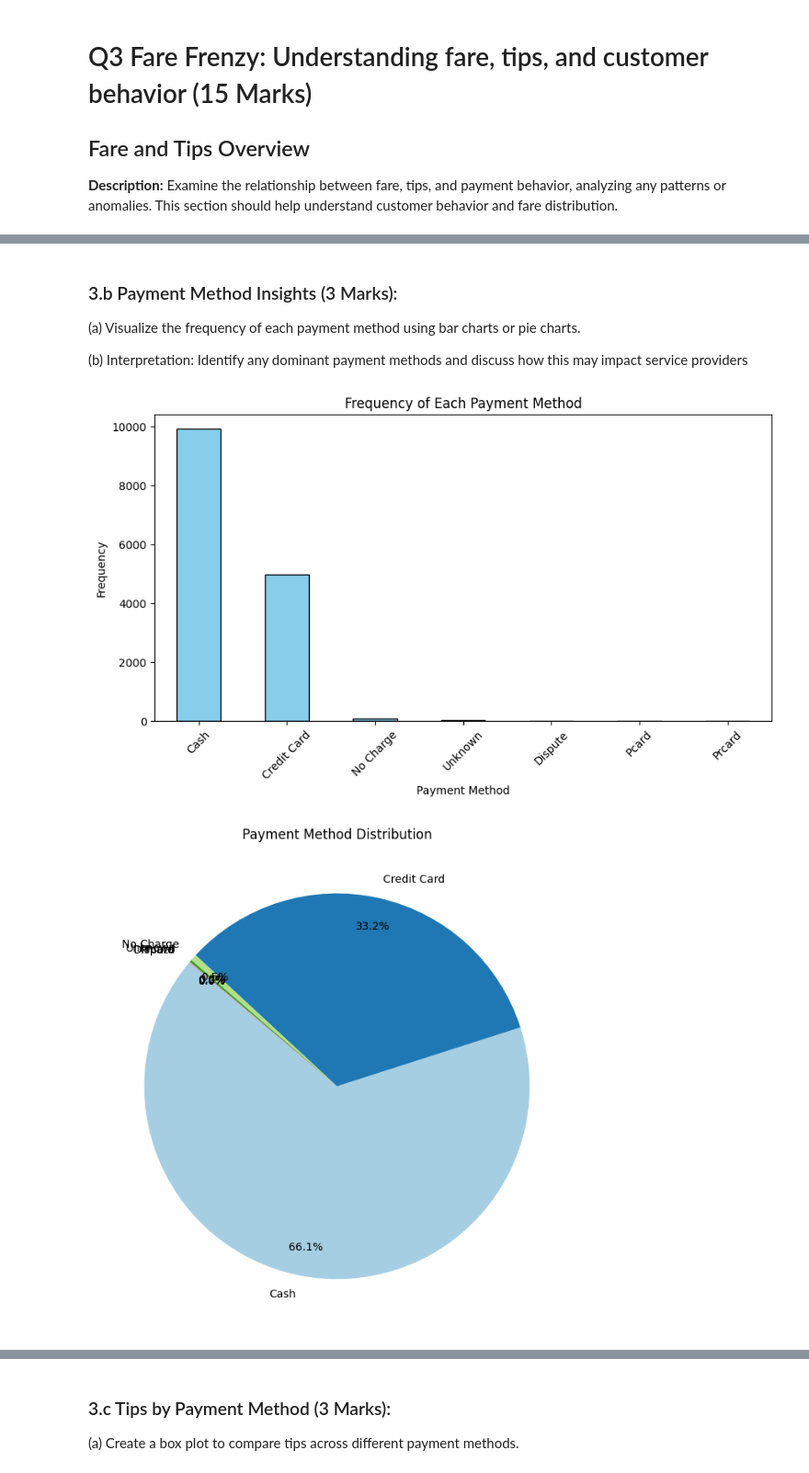
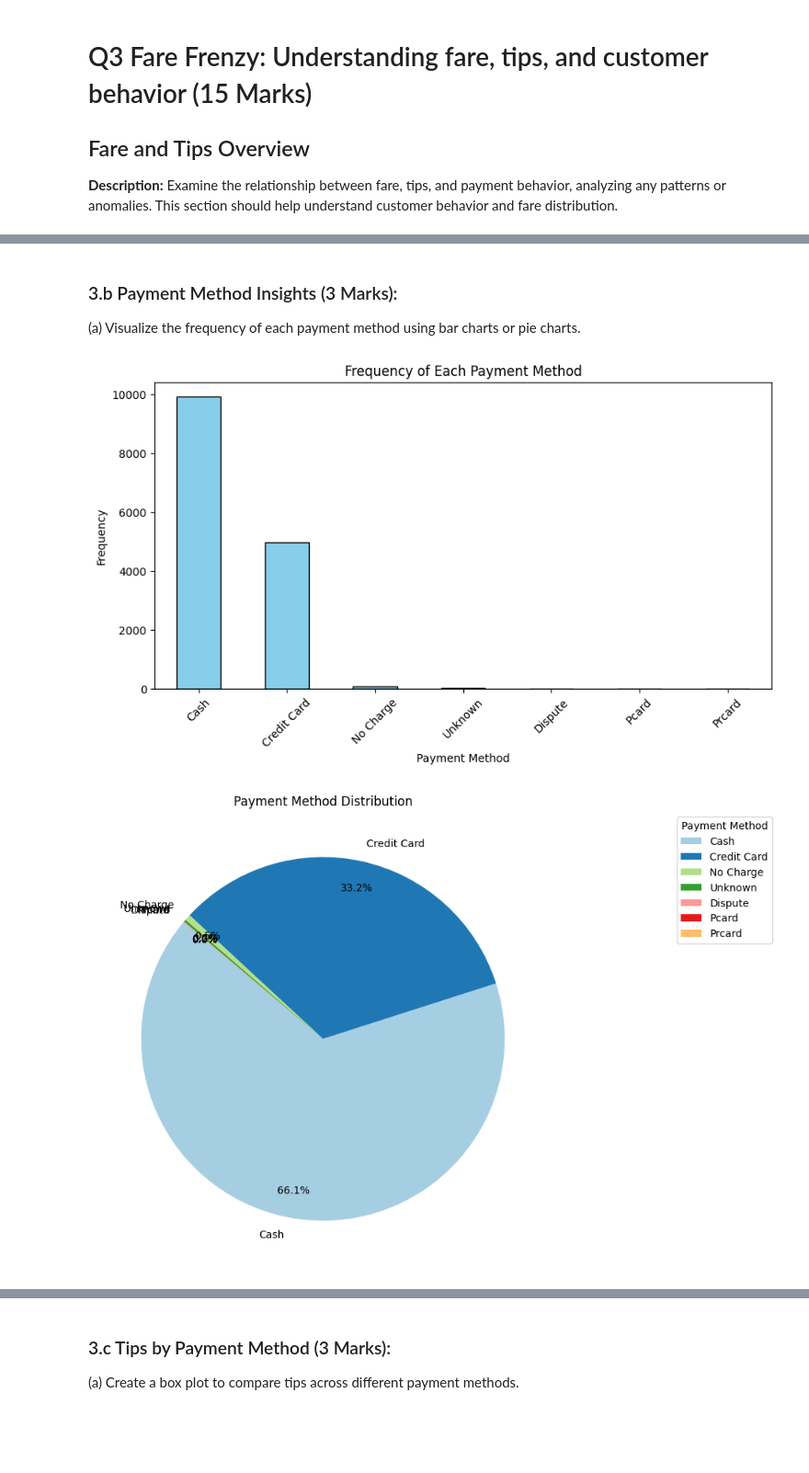
Before and after one commit to abhijain565aj/CS215-Assignment, a Jupyter notebook: A5-23B0903-23B0928-23B1057/Q3.ipynb, the cells around one changed output, grey strips where cells are left out. Shown: that part at 92% size. Saved outputs shown, nothing was run; the diff lists cells and outputs as text; code cells hidden in the pictures; blank space fills up the shorter version.

```diff
--- a/A5-23B0903-23B0928-23B1057/Q3.ipynb
+++ b/A5-23B0903-23B0928-23B1057/Q3.ipynb
@@ -101,26 +104,25 @@ Number of Tip Outliers: 839
 ### 3.b Payment Method Insights (3 Marks):
 
 (a) Visualize the frequency of each payment method using bar charts or pie charts.
-
-(b) Interpretation: Identify any dominant payment methods and discuss how this may impact service providers
 # %%
 payment_counts = df['payment_type'].value_counts()
 
 # Bar Chart
 plt.figure(figsize=(10, 5))
 payment_counts.plot(kind='bar', color='skyblue', edgecolor='black')
 plt.title('Frequency of Each Payment Method')
 plt.xlabel('Payment Method')
 plt.ylabel('Frequency')
 plt.xticks(rotation=45)
 plt.show()
 
 # Pie Chart
 plt.figure(figsize=(8, 8))
 payment_counts.plot(kind='pie', autopct='%1.1f%%', startangle=140, colors=plt.cm.Paired.colors, labeldistance=1.1, pctdistance=0.85, textprops={'fontsize': 10})
+plt.legend(title='Payment Method', loc='upper right', bbox_to_anchor=(1, 0, 0.5, 1))
 plt.title('Payment Method Distribution')
 plt.ylabel('')  # Hide y-axis label for better visual
 plt.show()
 # %% [output]
 [figure]
-[figure, old version]
+[figure, new version]
```
Also changed, not shown: parts of 8 cells of this notebook, 2 other files.
